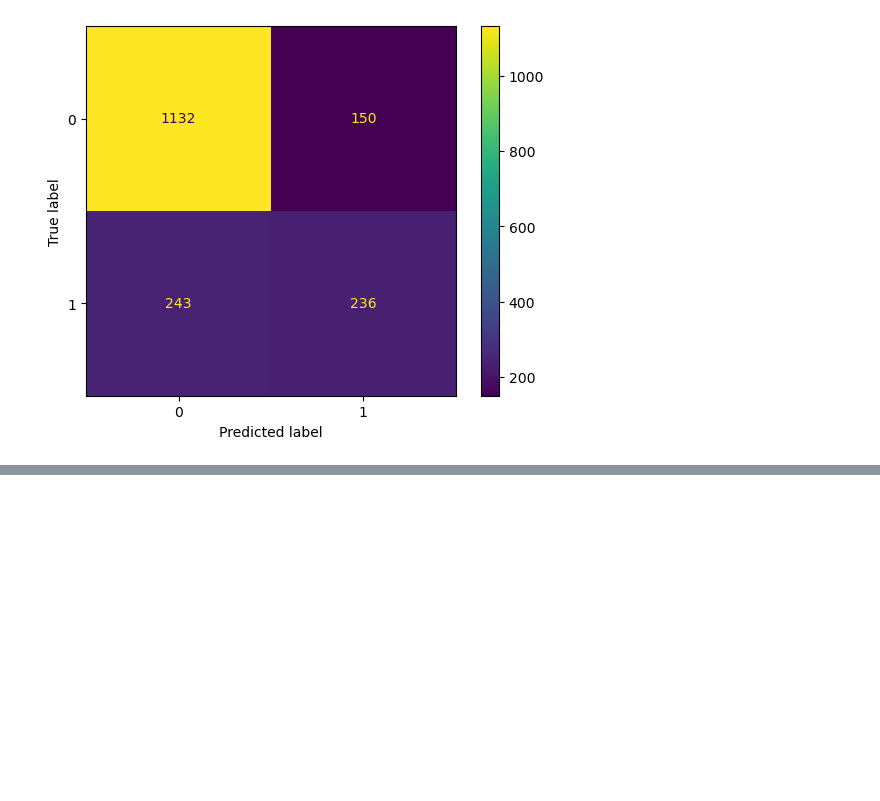
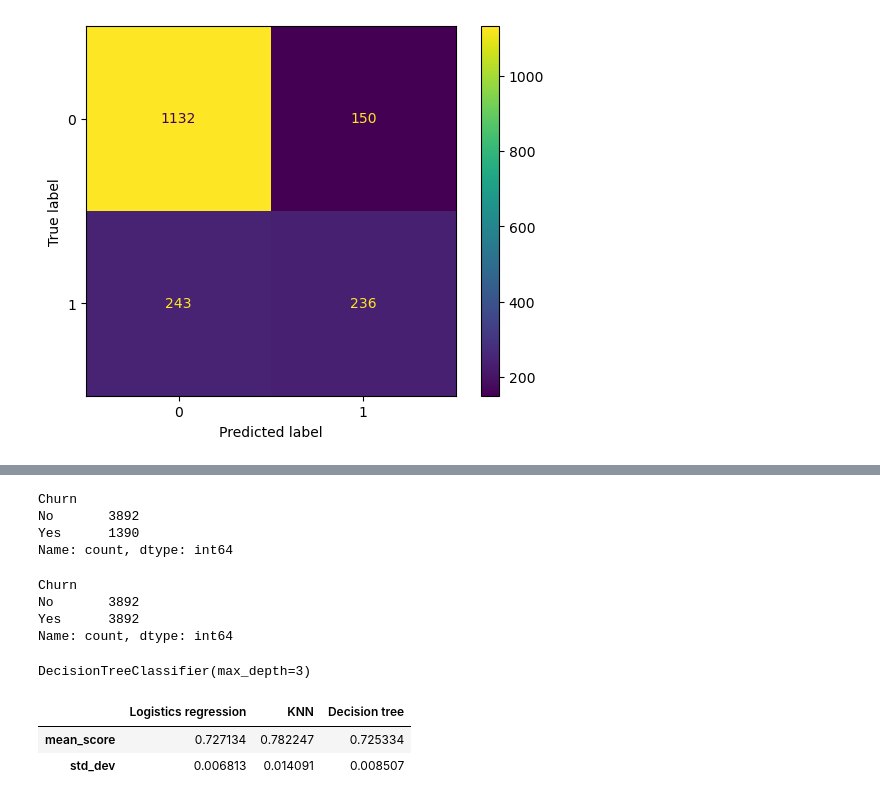
Before and after one commit to okravtsova123/ironhack_study, a Jupyter notebook: labs/Lab-Classification.ipynb, the cells around one changed output, grey strips where cells are left out. Drawn from its saved outputs; the diff is of its cells as text; code cells hidden in the pictures; blank space fills up the shorter version.

```diff
--- a/labs/Lab-Classification.ipynb
+++ b/labs/Lab-Classification.ipynb
@@ -326,0 +333,61 @@ performance_df for max_depth=4
+# %%
+y_train.value_counts()
+# %% [output]
+Churn
+No       3892
+Yes      1390
+Name: count, dtype: int64
+# %%
+#upsampling
+X_train_sm, y_train_sm = smote.fit_resample(X_train, y_train)
+y_train_sm.value_counts()
+# %% [output]
+Churn
+No       3892
+Yes      3892
+Name: count, dtype: int64
+# %%
+#scaling
+pt=PowerTransformer()
+pt.fit(X_train_sm)
+X_train_sm_pt=pt.transform(X_train_sm)
+X_test_pt=pt.transform(X_test)
+# %%
+#mapping to get 0/1 in y_train and y_test for model
+mapping = {'No': 0, 'Yes': 1}
+y_train=y_train["Churn"].map(mapping)
+y_test=y_test["Churn"].map(mapping)
+y_train_sm=y_train_sm["Churn"].map(mapping)
+# %%
+#creating model for logistics regression
+log_model = LogisticRegression() # weights to be added if we want to avoid fall negative or fall positive
+log_model.fit(X_train_sm_pt, y_train_sm)
+
+#creating model - KNN
+KNN_model = KNeighborsClassifier(n_neighbors=5,weights='uniform') # declare we're using knn classification model
+KNN_model.fit(X_train_sm_pt, y_train_sm) # train model
+
+#creating model for decision tree
+dt_model = DecisionTreeClassifier(max_depth=3)
+dt_model.fit(X_train_sm_pt, y_train_sm) #scaled but that's not mandatory
+# %% [output]
+DecisionTreeClassifier(max_depth=3)
+# %%
+#comparing model
+from sklearn.model_selection import cross_val_score
+
+model_pipeline = [log_model, KNN_model, dt_model]
+model_names = ['Logistics regression', 'KNN', 'Decision tree']
+scores = {}
+i=0
+for model in model_pipeline:
+    mean_score = np.mean(cross_val_score(model, X_train_sm_pt, y_train_sm, cv=5))
+    std_dev = np.std(cross_val_score(model, X_train_sm_pt, y_train_sm, cv=5))
+    scores[model_names[i]] = {'mean_score': mean_score, 'std_dev': std_dev}
+    i = i+1
+
+pd.DataFrame(scores)
+# %% [output]
+|  | Logistics regression | KNN | Decision tree |
+| mean_score | 0.727134 | 0.782247 | 0.725334 |
+| std_dev | 0.006813 | 0.014091 | 0.008507 |
```
Also changed, not shown: parts of 26 cells of this notebook, 5 other files.
